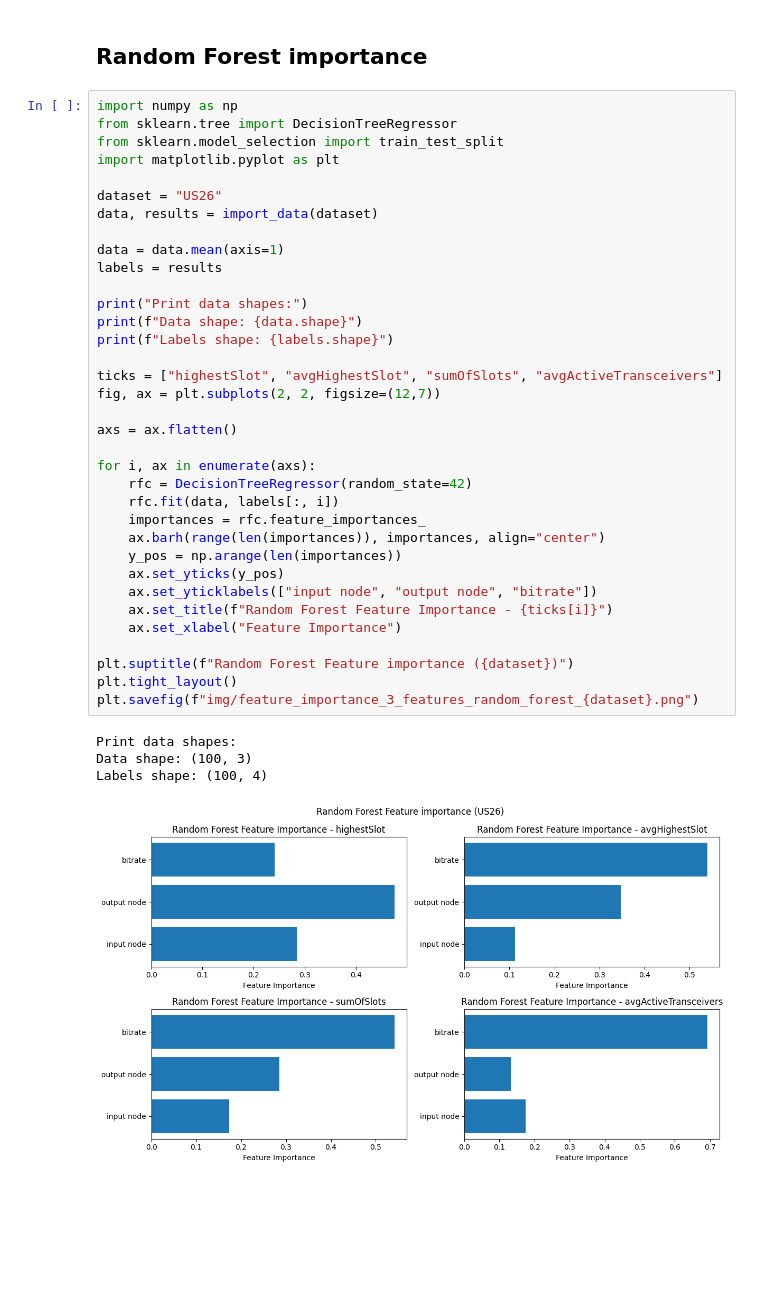
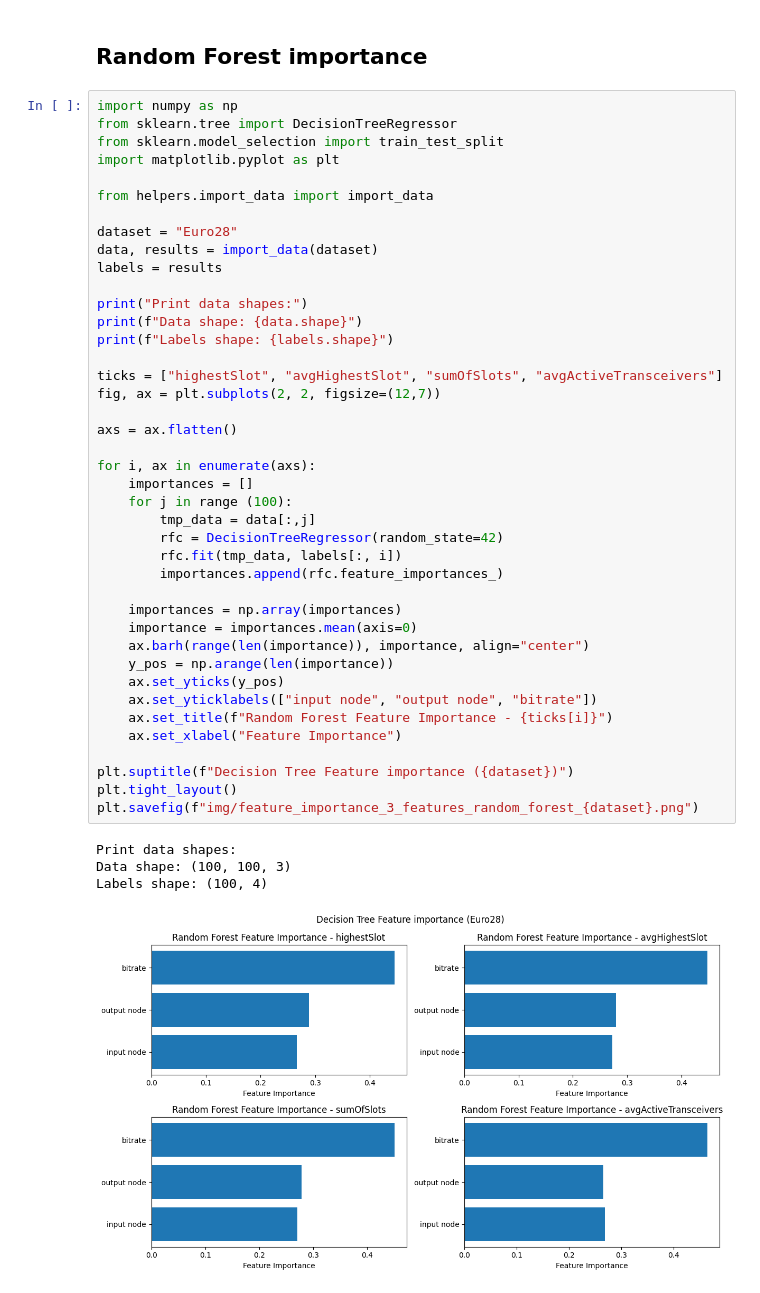
Before and after one commit to pawel150199/network-traffic-prediction, a Jupyter notebook: jupyter/feature_importance.ipynb, the cells around one changed output. Cells and saved outputs as stored; diff of their text form; blank space fills up the shorter version.

```diff
--- a/feature_importance.ipynb
+++ b/jupyter/feature_importance.ipynb
@@ -84,40 +43,46 @@ Labels shape: (100, 4)
 # %%
 import numpy as np
 from sklearn.tree import DecisionTreeRegressor
 from sklearn.model_selection import train_test_split
 import matplotlib.pyplot as plt
 
-dataset = "US26"
+from helpers.import_data import import_data
+
+dataset = "Euro28"
 data, results = import_data(dataset)
-
-data = data.mean(axis=1)
 labels = results
 
 print("Print data shapes:")
 print(f"Data shape: {data.shape}")
 print(f"Labels shape: {labels.shape}")
 
 ticks = ["highestSlot", "avgHighestSlot", "sumOfSlots", "avgActiveTransceivers"]
 fig, ax = plt.subplots(2, 2, figsize=(12,7))
 
 axs = ax.flatten()
 
 for i, ax in enumerate(axs):
-    rfc = DecisionTreeRegressor(random_state=42)
-    rfc.fit(data, labels[:, i])
-    importances = rfc.feature_importances_
-    ax.barh(range(len(importances)), importances, align="center")
-    y_pos = np.arange(len(importances))
+    importances = []
+    for j in range (100):
+        tmp_data = data[:,j]
+        rfc = DecisionTreeRegressor(random_state=42)
+        rfc.fit(tmp_data, labels[:, i])
+        importances.append(rfc.feature_importances_)
+
+    importances = np.array(importances)
+    importance = importances.mean(axis=0)
+    ax.barh(range(len(importance)), importance, align="center")
+    y_pos = np.arange(len(importance))
     ax.set_yticks(y_pos)
     ax.set_yticklabels(["input node", "output node", "bitrate"])
     ax.set_title(f"Random Forest Feature Importance - {ticks[i]}")
     ax.set_xlabel("Feature Importance")
 
-plt.suptitle(f"Random Forest Feature importance ({dataset})")
+plt.suptitle(f"Decision Tree Feature importance ({dataset})")
 plt.tight_layout()
 plt.savefig(f"img/feature_importance_3_features_random_forest_{dataset}.png")
 # %% [output]
 Print data shapes:
-Data shape: (100, 3)
+Data shape: (100, 100, 3)
 Labels shape: (100, 4)
-[figure, old version]
+[figure, new version]
```
Also changed, not shown: parts of 2 cells of this notebook, 38 other files.
